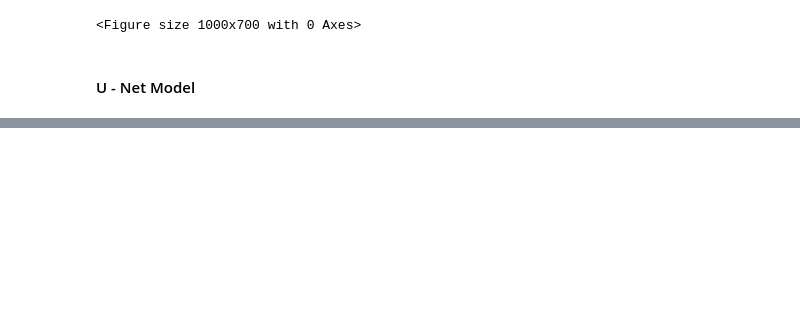
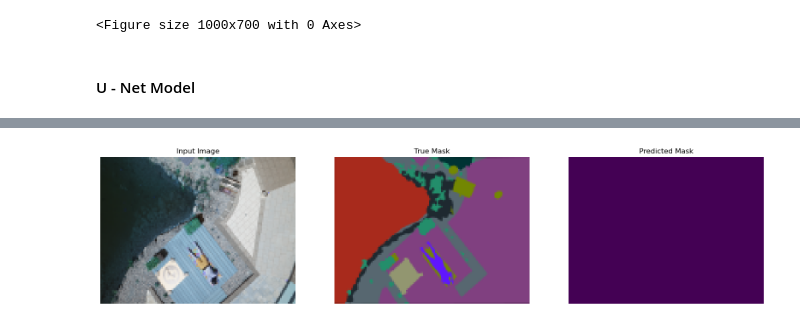
Before and after one commit to DonMMK/aerial-semantic-segmentation, a Jupyter notebook: U_net_model.ipynb, the cells around one changed output, grey strips where cells are left out. Cells and saved outputs as stored; diff of their text form; code cells hidden in the pictures; blank space fills up the shorter version.

```diff
--- a/U_net_model.ipynb
+++ b/U_net_model.ipynb
@@ -472,0 +618,38 @@ ________________________________________________________________________________
+# %%
+import random
+train_testing_id = random.randint(0, len(train_images))
+# %%
+def display(display_list):
+    plt.figure(figsize=(20, 20))
+
+    try:
+
+        title = ['Input Image', 'True Mask', 'Predicted Mask',]
+
+        for i in range(len(display_list)):
+            plt.subplot(1, len(display_list), i+1)
+            plt.title(title[i])
+            plt.imshow(display_list[i])
+            plt.axis('off')
+        plt.show()
+
+    except:
+
+        title = ['Input Image 1', 'True Mask 1', 'Predicted Mask 1', 'Input Image 2', 'True Mask 2', 'Predicted Mask 2']
+
+        for i in range(len(display_list)):
+            plt.subplot(1, len(display_list), i+1)
+            plt.title(title[i])
+            plt.imshow(display_list[i])
+            plt.axis('off')
+        plt.show()
+# %%
+def show_predictions(x_train = train_images, y_train = train_masks, num=1):
+    #try:
+    pred_mask = unet_model_created.predict(np.expand_dims(x_train[train_testing_id], 0))
+    pred_mask = np.argmax(pred_mask, axis=-1)
+    pred_mask = pred_mask[0]
+    display([train_images[train_testing_id], train_masks[train_testing_id], pred_mask])
+# %%
+show_predictions()
+# %% [output]
@@ -472,0 +657 @@ ________________________________________________________________________________
+[figure, added]
```
Also changed, not shown: parts of 12 cells of this notebook, 2 other files.
